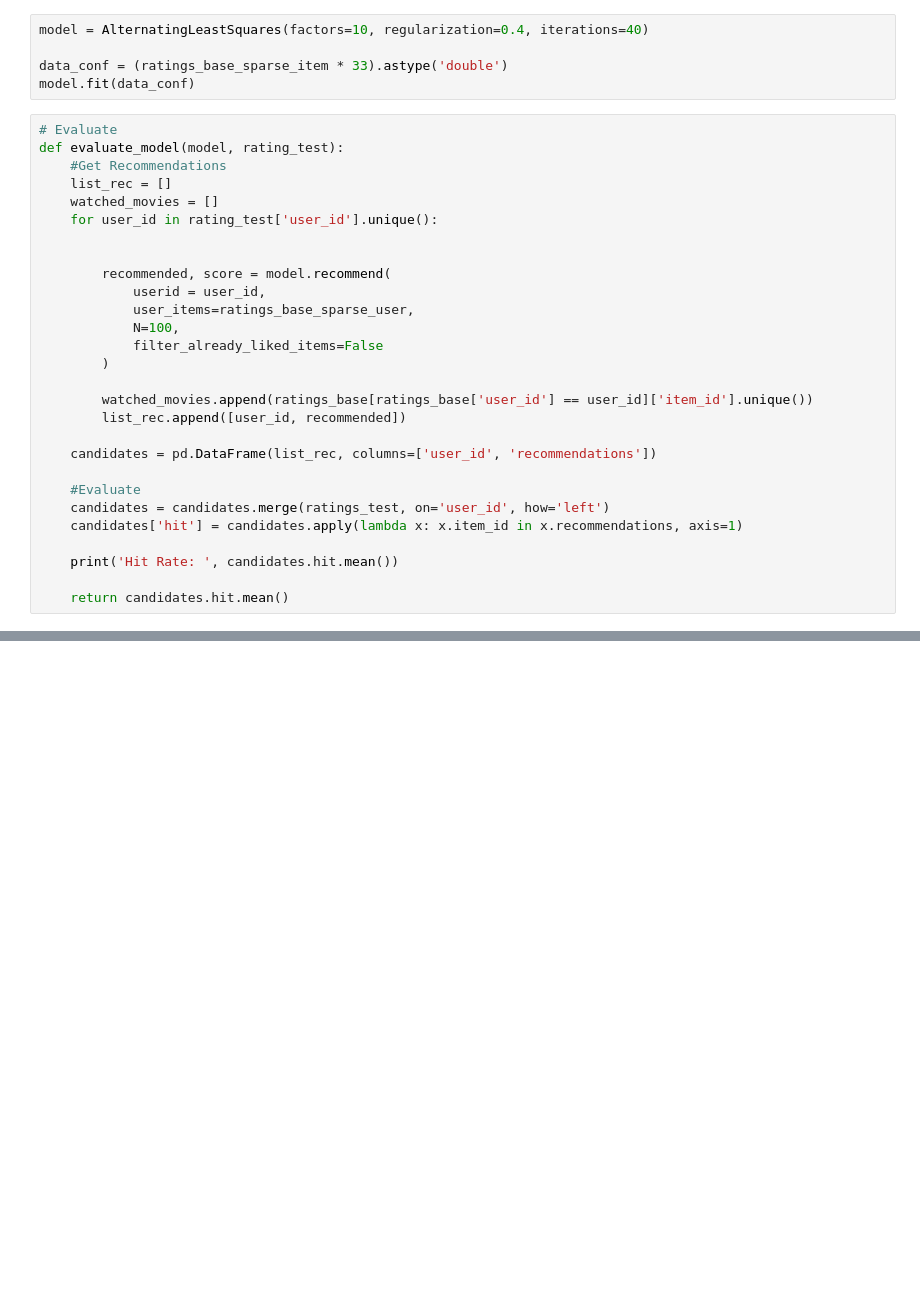
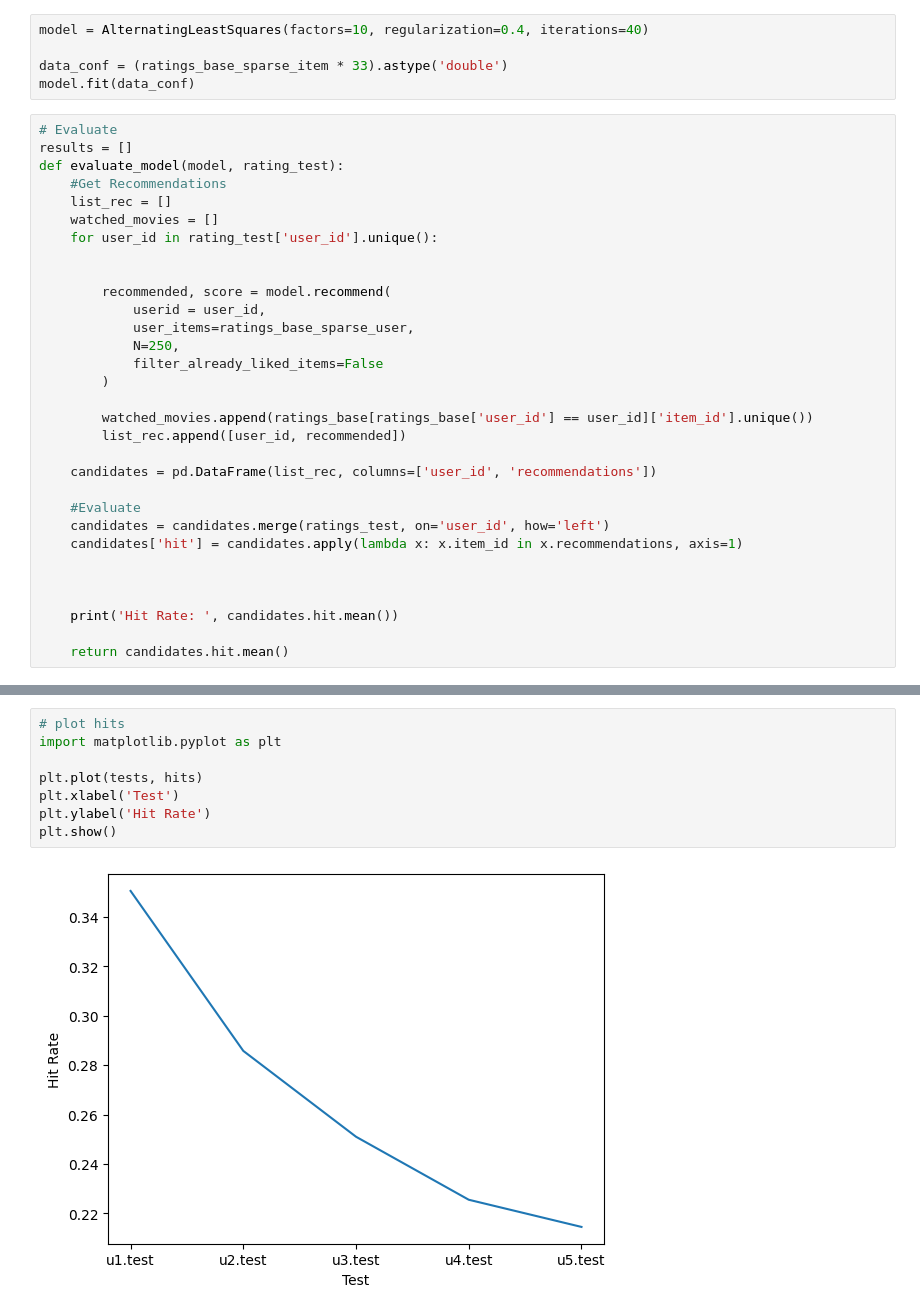
Before and after one commit to ivancheroleg/pmldl-assignment-2, a Jupyter notebook: notebooks/2.0-alternating-least-squares.ipynb, the cells around one changed output, grey strips where cells are left out. Cells and saved outputs as stored; diff of their text form; blank space fills up the shorter version.

```diff
--- a/notebooks/2.0-alternating-least-squares.ipynb
+++ b/notebooks/2.0-alternating-least-squares.ipynb
@@ -74,6 +74,7 @@ data_conf = (ratings_base_sparse_item * 33).astype('double')
 model.fit(data_conf)
 # %%
 # Evaluate
+results = []
 def evaluate_model(model, rating_test):
     #Get Recommendations
     list_rec = []
@@ -84,7 +85,7 @@ def evaluate_model(model, rating_test):
         recommended, score = model.recommend(
             userid = user_id,
             user_items=ratings_base_sparse_user,
-            N=100,
+            N=250,
             filter_already_liked_items=False
         )
 
@@ -97,6 +98,8 @@ def evaluate_model(model, rating_test):
     candidates = candidates.merge(ratings_test, on='user_id', how='left')
     candidates['hit'] = candidates.apply(lambda x: x.item_id in x.recommendations, axis=1)
 
+
+
     print('Hit Rate: ', candidates.hit.mean())
 
     return candidates.hit.mean()
@@ -133,0 +144,10 @@ Mean Hit Rate:  0.10314999999999999
+# %%
+# plot hits
+import matplotlib.pyplot as plt
+
+plt.plot(tests, hits)
+plt.xlabel('Test')
+plt.ylabel('Hit Rate')
+plt.show()
+# %% [output]
+[figure, added]
```
Also changed, not shown: parts of 2 cells of this notebook.
